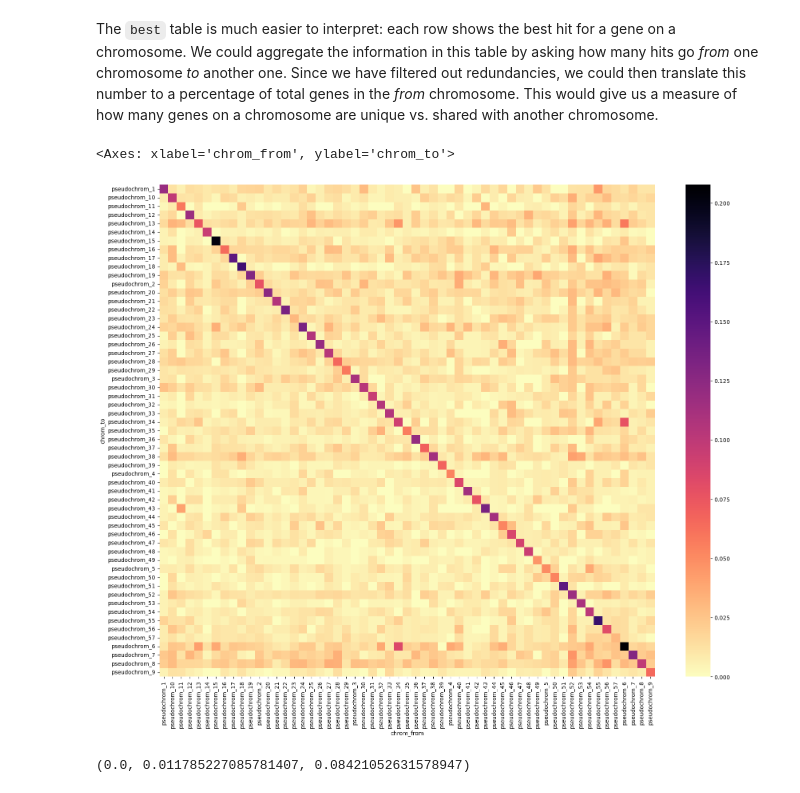
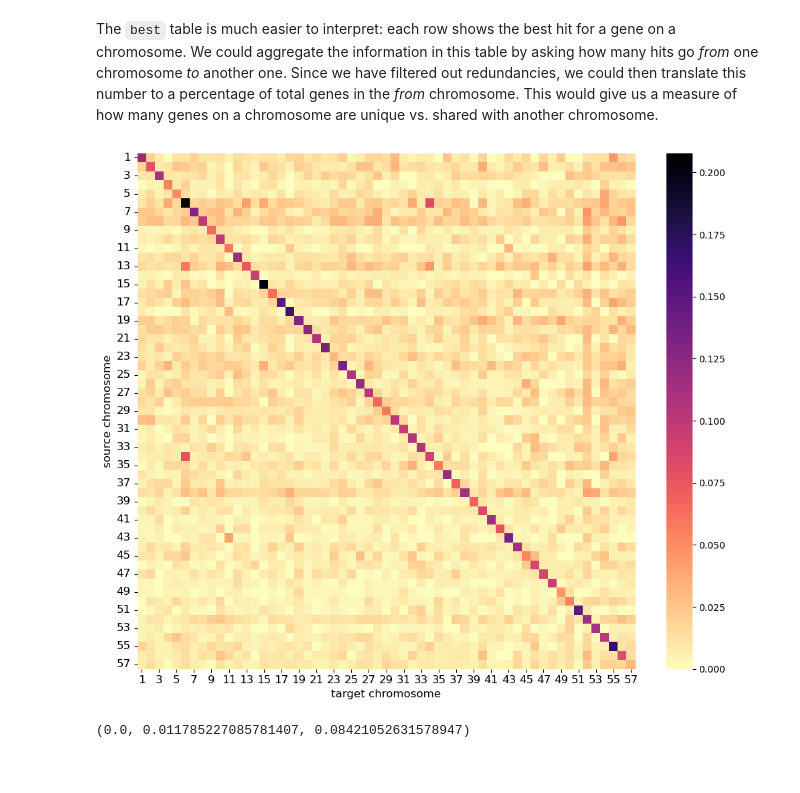
Before and after one commit to galicae/plit-genome, a Jupyter notebook: 07-analysis/self_synteny.ipynb, the cells around one changed output. Saved outputs shown, nothing was run; the diff lists cells and outputs as text; code cells hidden in the pictures.

```diff
--- a/07-analysis/self_synteny.ipynb
+++ b/07-analysis/self_synteny.ipynb
@@ -260,12 +264,21 @@ many genes on a chromosome are unique vs. shared with another chromosome.
 keep = best['eval'] < 1e-60
 df = pd.pivot_table(best[keep], index='chrom_to', columns='chrom_from', aggfunc='size', fill_value=0)
 df = df / gff['seqid'].value_counts()[df.index]
+# %%
+df.index = df.index.str.split('_').str[1].astype(int)
+df.columns = df.columns.str.split('_').str[1].astype(int)
+
+df = df.sort_index(axis=0)
+df = df.sort_index(axis=1)
 # %%
-fig, ax = plt.subplots(figsize=(20, 16))
+fig, ax = plt.subplots(figsize=(12, 10))
 sns.heatmap(df, cmap='magma_r', ax=ax)
+plt.yticks(rotation=0, fontsize=12);
+plt.xticks(rotation=0, fontsize=12);
+ax.set_xlabel('target chromosome', fontsize=12);
+ax.set_ylabel('source chromosome', fontsize=12);
 # %% [output]
-<Axes: xlabel='chrom_from', ylabel='chrom_to'>
-[figure, old version]
+[figure, new version]
 # %%
 max_col = pd.DataFrame(df.apply(lambda x: x.idxmax(), axis=1))
 # %%
```
Also changed, not shown: parts of 1 cell of this notebook.
